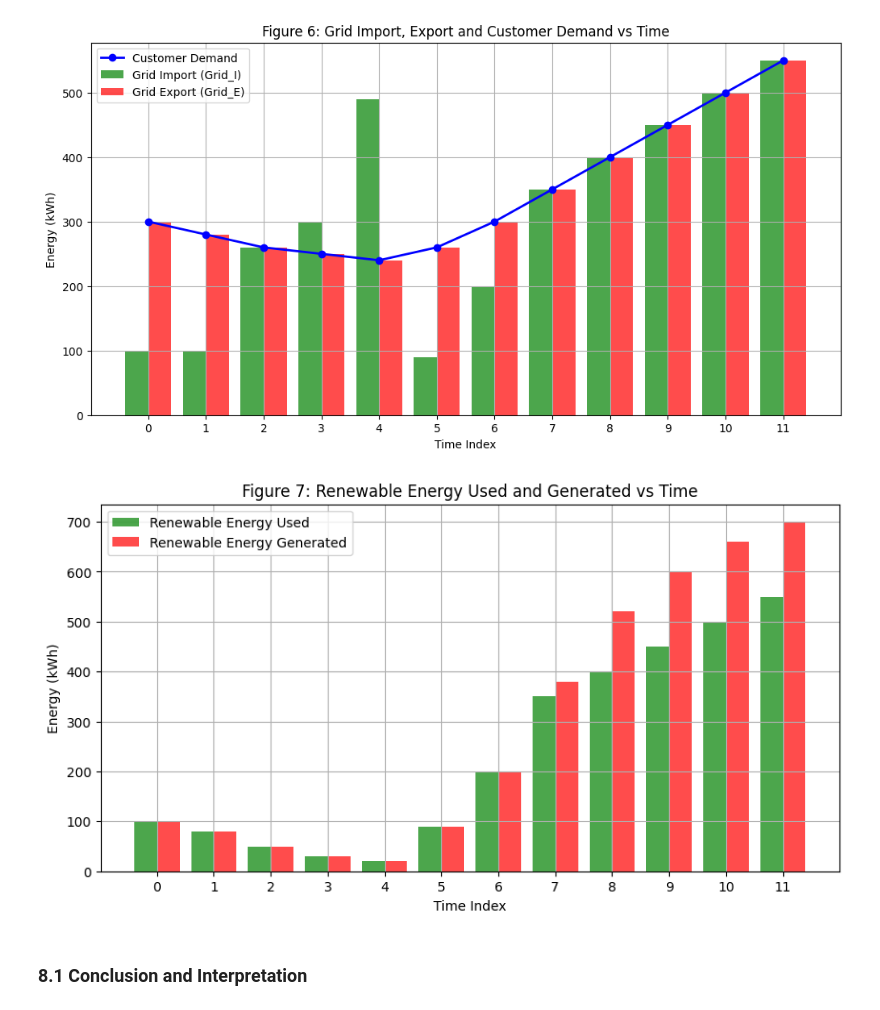
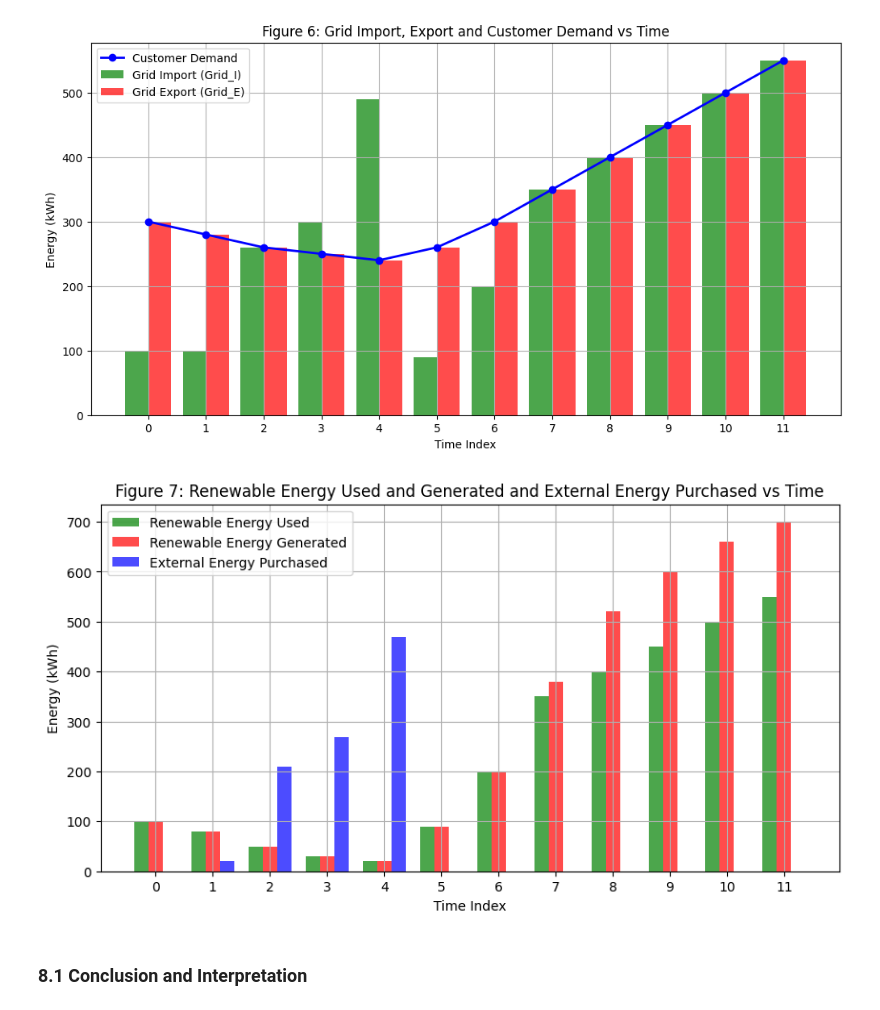
Before and after one commit to buckyball99/Microgrid-Energy-Optimization, a Jupyter notebook: Microgrid_Optimization.ipynb, the cells around one changed output. Cells and saved outputs as stored; diff of their text form; code cells hidden in the pictures.

Commit message:
Renewable Energy vs Purchased Energy Graph Modification

```diff
--- a/Microgrid_Optimization.ipynb
+++ b/Microgrid_Optimization.ipynb
@@ -384,19 +384,20 @@ plt.show()
 # %% [output]
 [figure]
 # %%
-#Renewable Energy used and Renewable Energy generated vs Time
+#Renewable Energy used, Renewable Energy generated, External Energy purchased vs Time
 plt.figure(figsize=(10, 5))
-plt.bar(time_indices - 0.20, output_df['Renewable_Energy_Used'], width=0.40, label='Renewable Energy Used', alpha=0.7, color='green')
-plt.bar(time_indices + 0.20, [ s + w for s, w in zip(solar_gen_dict.values(), wind_gen_dict.values())], width = 0.40, label='Renewable Energy Generated', alpha=0.7, color='red')
+plt.bar(time_indices - 0.25, output_df['Renewable_Energy_Used'], width=0.25, label='Renewable Energy Used', alpha=0.7, color='green')
+plt.bar(time_indices , [ s + w for s, w in zip(solar_gen_dict.values(), wind_gen_dict.values())], width = 0.25, label='Renewable Energy Generated', alpha=0.7, color='red')
+plt.bar(time_indices + 0.25, output_df['Energy_Bought'], width = 0.25, label='External Energy Purchased', alpha=0.7, color='blue')
 plt.xlabel('Time Index')
 plt.ylabel('Energy (kWh)')
-plt.title('Figure 7: Renewable Energy Used and Generated vs Time')
+plt.title('Figure 7: Renewable Energy Used and Generated and External Energy Purchased vs Time')
 plt.xticks(time_indices)
 plt.legend(loc='best')
 plt.grid(True)
 plt.show()
 # %% [output]
-[figure, old version]
+[figure, new version]
 # %% [markdown]
 ### 8.1 Conclusion and Interpretation
 # %% [markdown]
```
Also changed, not shown: parts of 2 cells of this notebook.
